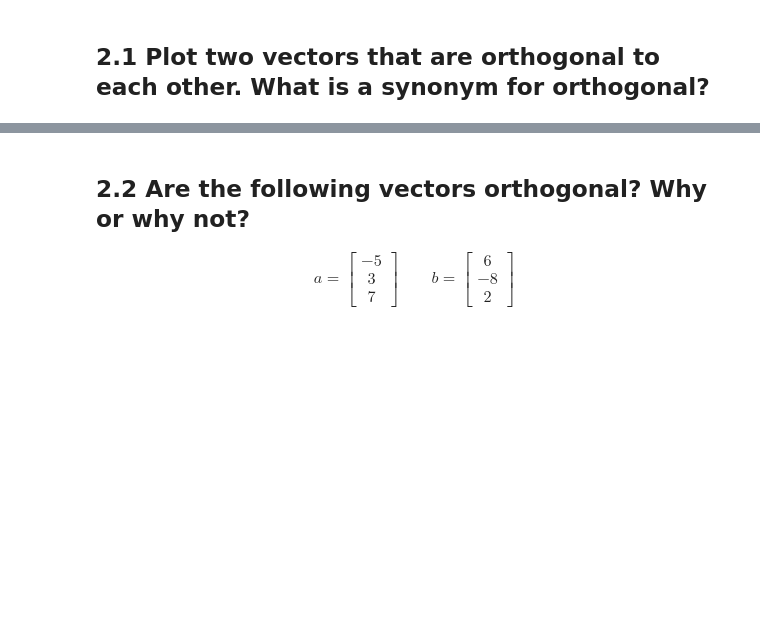
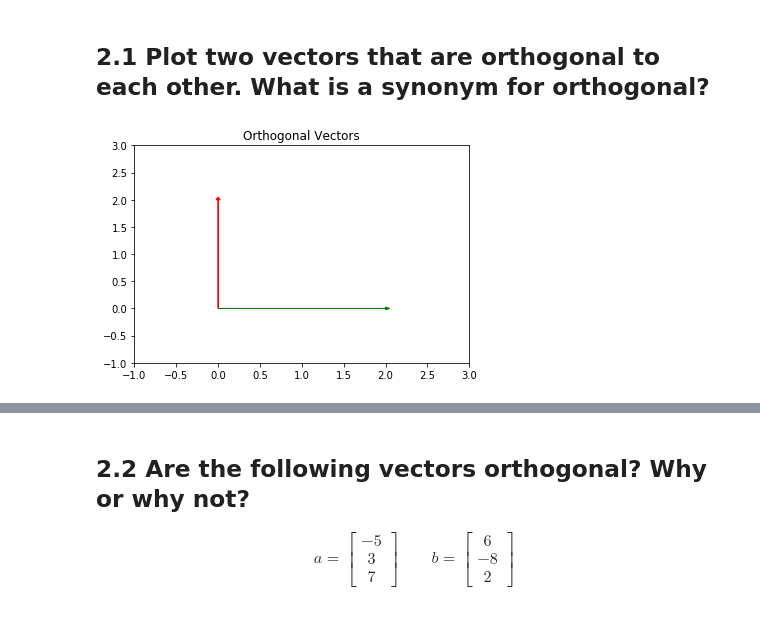
Before and after one commit to lmstephens/DS-Unit-1-Sprint-3-Linear-Algebra, a Jupyter notebook: module2-intermediate-linear-algebra/LS_DS_132_Intermediate_Linear_Algebra_Assignment.ipynb, the cells around one changed output, grey strips where cells are left out. Saved outputs shown, nothing was run; the diff lists cells and outputs as text; code cells hidden in the pictures; blank space fills up the shorter version.

```diff
--- a/module2-intermediate-linear-algebra/LS_DS_132_Intermediate_Linear_Algebra_Assignment.ipynb
+++ b/module2-intermediate-linear-algebra/LS_DS_132_Intermediate_Linear_Algebra_Assignment.ipynb
@@ -148,0 +162,15 @@ df2.corr()
+# %%
+#A synonym for orthogonal can be right angle example [0,1] [1,0]
+
+vector_1 = [0, 2]
+vector_2 = [2, 0]
+
+# Plot the Scaled Vectors
+plt.arrow(0,0, vector_1[0], vector_1[1],head_width=.05, head_length=0.05, color ='red')
+plt.arrow(0,0, vector_2[0], vector_2[1],head_width=.05, head_length=0.05, color ='green')
+plt.xlim(-1,3)
+plt.ylim(-1,3)
+plt.title("Orthogonal Vectors")
+plt.show()
+# %% [output]
+[figure, added]
```
Also changed, not shown: parts of 5 cells of this notebook.
